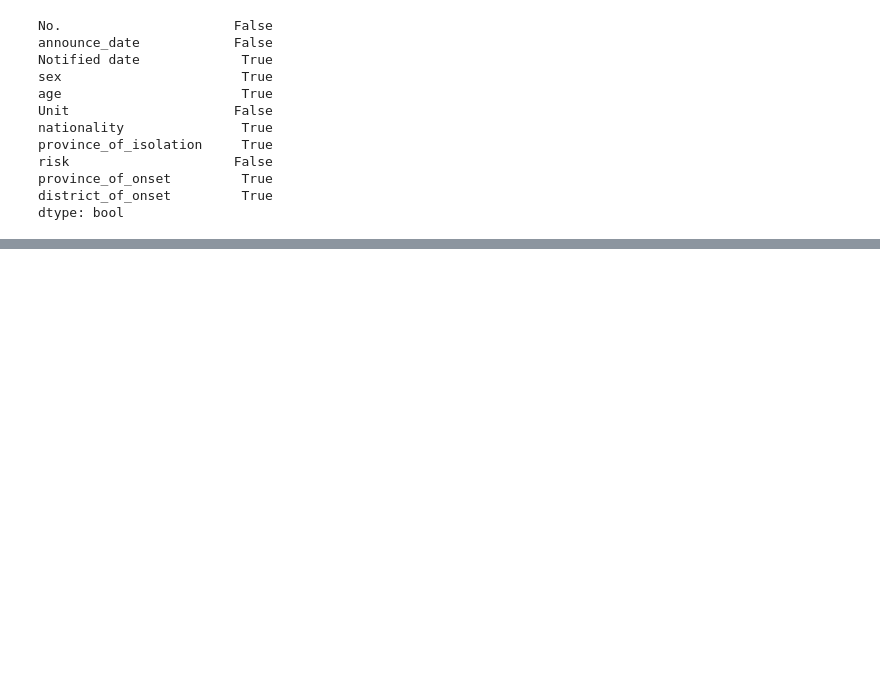
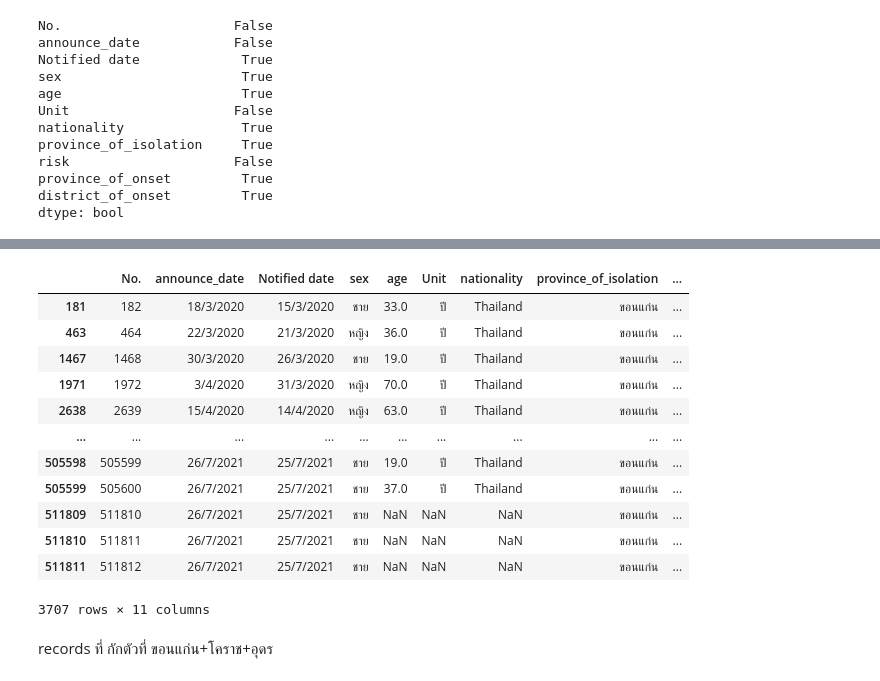
Before and after one commit to Chanunchida-May/DWDM21, a Jupyter notebook: Data_Preprocessing_(chapter3).ipynb, the cells around one changed output, grey strips where cells are left out. Saved outputs shown, nothing was run; the diff lists cells and outputs as text; code cells hidden in the pictures; blank space fills up the shorter version.

```diff
--- a/Data_Preprocessing_(chapter3).ipynb
+++ b/Data_Preprocessing_(chapter3).ipynb
@@ -341,0 +611,18 @@ dtype: bool
+# %%
+data_cases2[data_cases2['province_of_isolation'] == 'ขอนแก่น']
+# %% [output]
+|  | No. | announce_date | Notified date | sex | age | Unit | nationality | province_of_isolation | ... |
+| 181 | 182 | 18/3/2020 | 15/3/2020 | ชาย | 33.0 | ปี | Thailand | ขอนแก่น | ... |
+| 463 | 464 | 22/3/2020 | 21/3/2020 | หญิง | 36.0 | ปี | Thailand | ขอนแก่น | ... |
+| 1467 | 1468 | 30/3/2020 | 26/3/2020 | ชาย | 19.0 | ปี | Thailand | ขอนแก่น | ... |
+| 1971 | 1972 | 3/4/2020 | 31/3/2020 | หญิง | 70.0 | ปี | Thailand | ขอนแก่น | ... |
+| 2638 | 2639 | 15/4/2020 | 14/4/2020 | หญิง | 63.0 | ปี | Thailand | ขอนแก่น | ... |
+| ... | ... | ... | ... | ... | ... | ... | ... | ... | ... |
+| 505598 | 505599 | 26/7/2021 | 25/7/2021 | ชาย | 19.0 | ปี | Thailand | ขอนแก่น | ... |
+| 505599 | 505600 | 26/7/2021 | 25/7/2021 | ชาย | 37.0 | ปี | Thailand | ขอนแก่น | ... |
+| 511809 | 511810 | 26/7/2021 | 25/7/2021 | ชาย | NaN | NaN | NaN | ขอนแก่น | ... |
+| 511810 | 511811 | 26/7/2021 | 25/7/2021 | ชาย | NaN | NaN | NaN | ขอนแก่น | ... |
+| 511811 | 511812 | 26/7/2021 | 25/7/2021 | ชาย | NaN | NaN | NaN | ขอนแก่น | ... |
+3707 rows × 11 columns
+# %% [markdown]
+records ที่ กักตัวที่ ขอนแก่น+โคราช+อุดร
```
Also changed, not shown: parts of 46 cells of this notebook.
